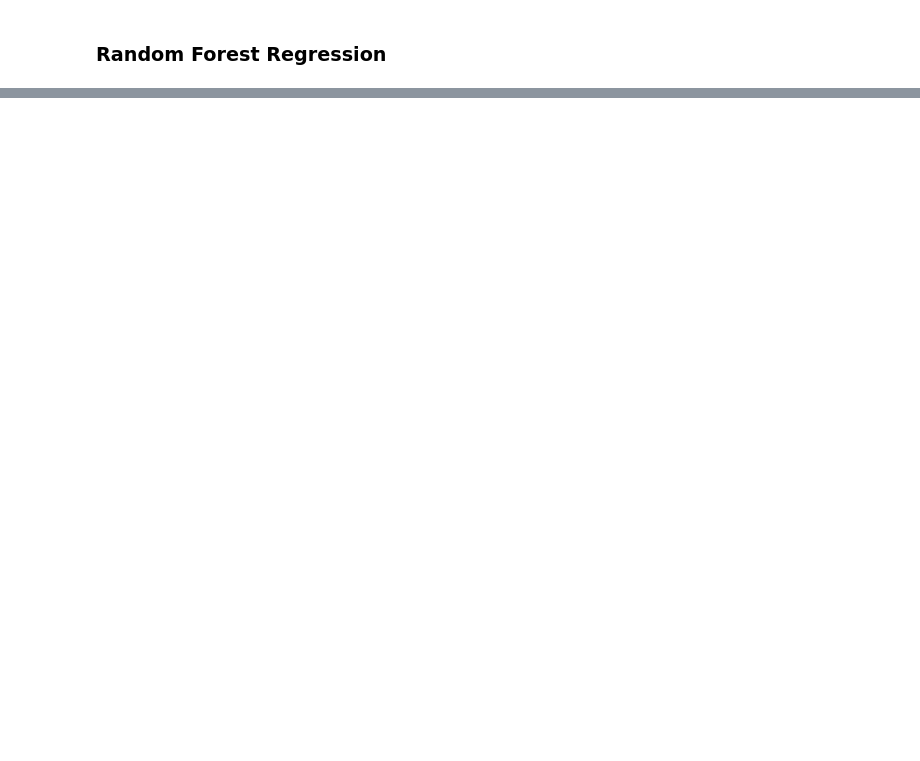
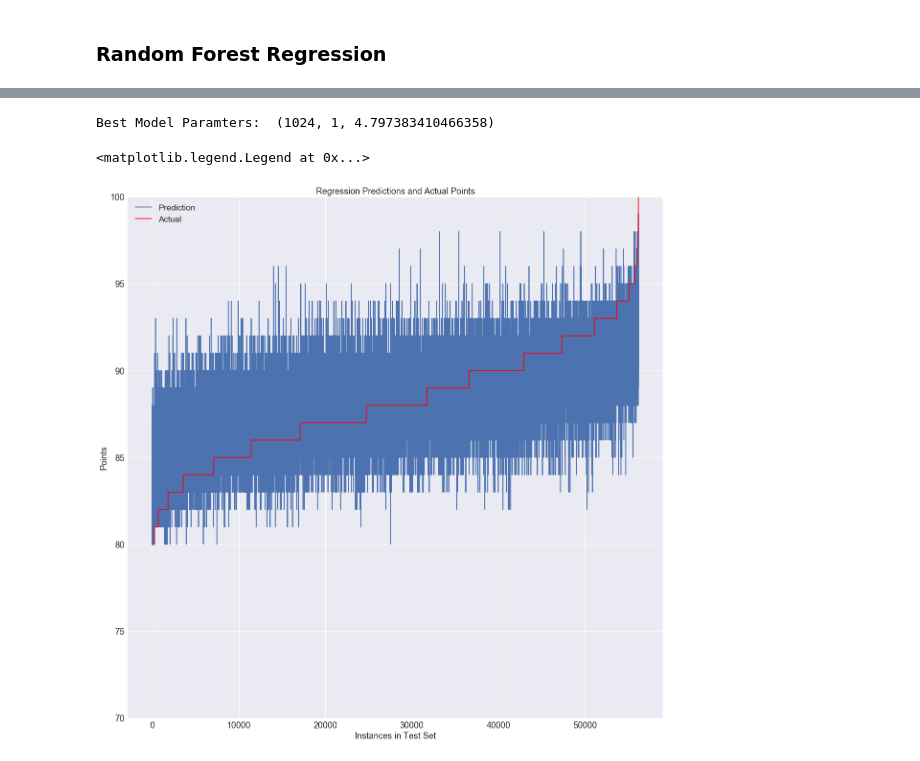
Before and after one commit to da1933/Carpe-Vinum, a Jupyter notebook: Wine Modeling.ipynb, the cells around one changed output, grey strips where cells are left out. Drawn from its saved outputs; the diff is of its cells as text; code cells hidden in the pictures; blank space fills up the shorter version.

```diff
--- a/Wine Modeling.ipynb
+++ b/Wine Modeling.ipynb
@@ -220,0 +254,26 @@ for depth in d:
+# %%
+#best model parameters:
+print('Best Model Paramters: ',mses[np.argmin([i[-1] for i in mses])])
+
+# Best model:
+clf=RandomForestRegressor(max_depth=1024,min_samples_leaf=1)
+clf.fit(trainX[features],trainY['points'])
+preds=np.round(clf.predict(testX[features]))
+results=pd.DataFrame({'Predictions':preds,'Actual':testY['points']})
+results=results.sort_values(by='Actual').reset_index(drop=True)
+# %% [output]
+Best Model Paramters:  (1024, 1, 4.797383410466358)
+# %%
+plt.figure(figsize=(20,20))
+plt.plot(results['Predictions'],label='Prediction')
+plt.plot(results['Actual'],'r',label='Actual')
+plt.ylim(70,100)
+plt.yticks(fontsize=18)
+plt.xticks(fontsize=18)
+plt.ylabel('Points',fontsize=18)
+plt.xlabel('Instances in Test Set',fontsize=18)
+plt.title('Regression Predictions and Actual Points',fontsize=18)
+plt.legend(fontsize='xx-large')
+# %% [output]
+<matplotlib.legend.Legend at 0x...>
+[figure, added]
```
Also changed, not shown: parts of 28 cells of this notebook.
